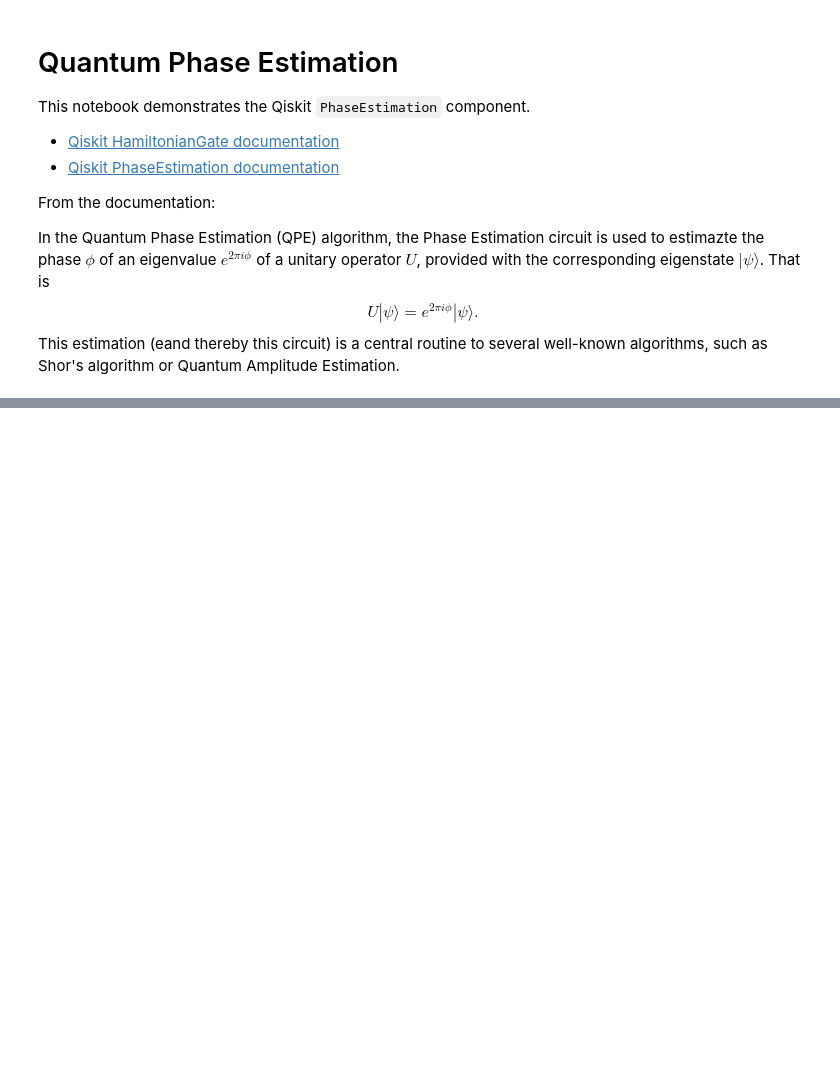
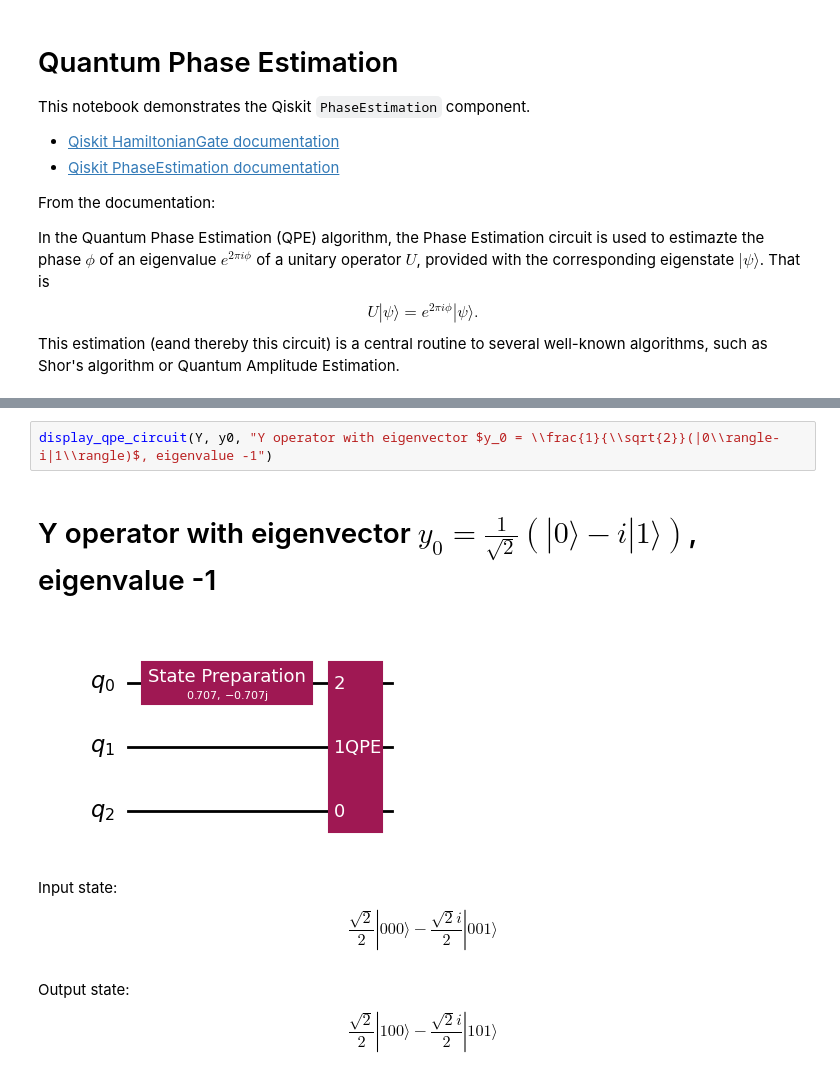
Before and after one commit to johnbhurst/phys460, a Jupyter notebook: bin/project/qpe.ipynb, the cells around one changed output, grey strips where cells are left out. Cells and saved outputs as stored; diff of their text form; blank space fills up the shorter version.

```diff
--- a/bin/project/qpe.ipynb
+++ b/bin/project/qpe.ipynb
@@ -84,0 +129,7 @@ display(Markdown(table))
+# %%
+display_qpe_circuit(Y, y0, "Y operator with eigenvector $y_0 = \\frac{1}{\\sqrt{2}}(|0\\rangle-i|1\\rangle)$, eigenvalue -1")
+# %% [output]
+# Y operator with eigenvector $y_0 = \frac{1}{\sqrt{2}}(|0\rangle-i|1\rangle)$, eigenvalue -1
+[figure, added]
+Input state: $$\frac{\sqrt{2}}{2} |000\rangle- \frac{\sqrt{2} i}{2} |001\rangle$$
+Output state: $$\frac{\sqrt{2}}{2} |100\rangle- \frac{\sqrt{2} i}{2} |101\rangle$$
```
Also changed, not shown: parts of 8 cells of this notebook, 1 other file.
